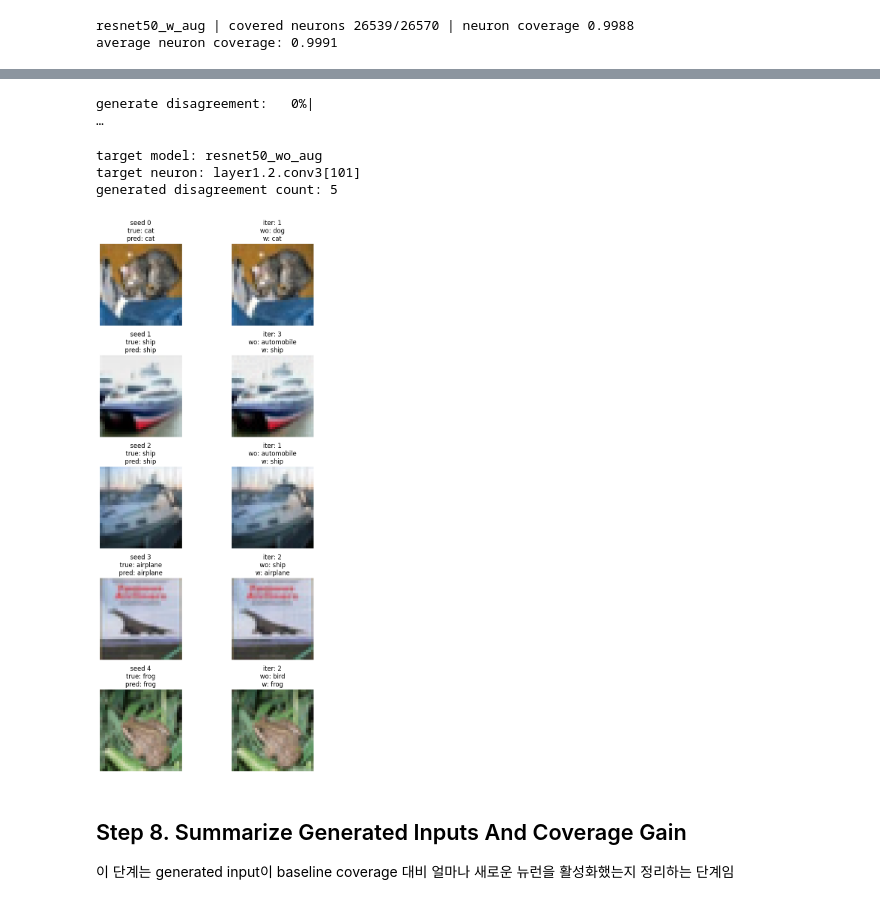
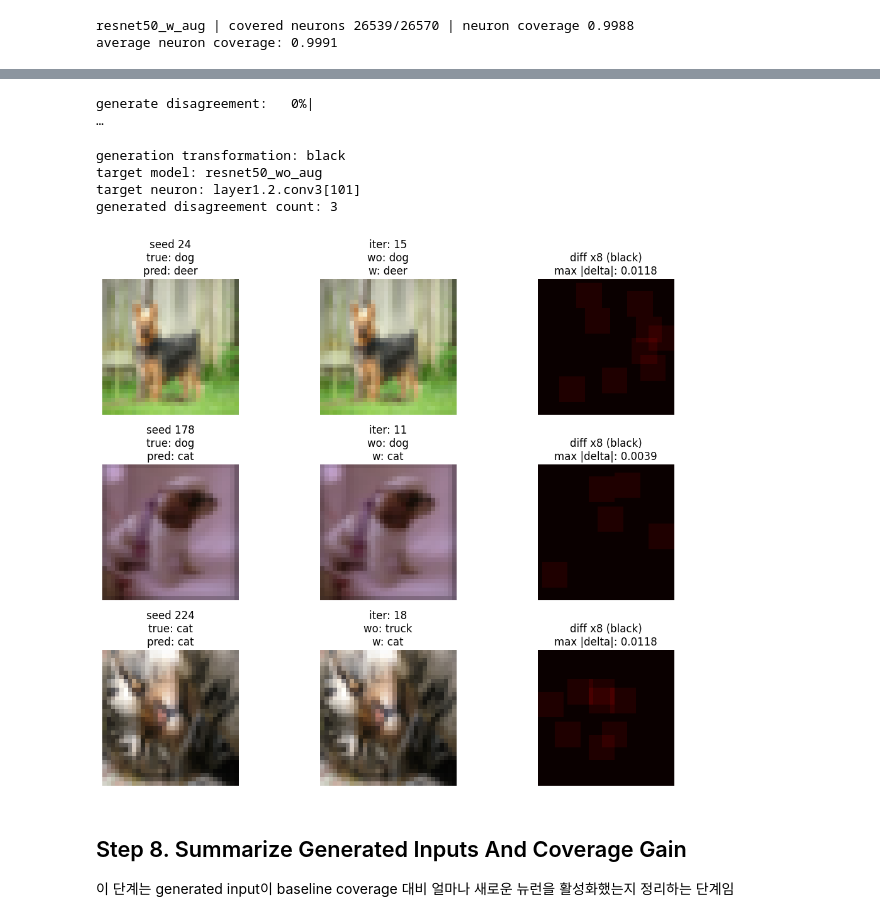
Before and after one commit to ANHANYOUNG/trustworthy-ai-assignment2, a Jupyter notebook: debug/debug_2.ipynb, the cells around one changed output, grey strips where cells are left out. Cells and saved outputs as stored; diff of their text form; code cells hidden in the pictures.

Commit message:
feat: add transformation type and delta vis

```diff
--- a/debug/debug_2.ipynb
+++ b/debug/debug_2.ipynb
@@ -751,4 +752,5 @@ average neuron coverage: 0.9991
 # %%
+generation_transformation = 'black'  # occl, light, black
 generation_target_model_index = 0
 generation_seed_limit = 200
 generation_iteration_count = 20
@@ -756,12 +758,47 @@ generation_step_size = 1 / 255
 generation_max_perturbation = 8 / 255
 generation_coverage_weight = 0.1
 generation_target_count = 5
+occlusion_start_point = (10, 10)
+occlusion_size = (8, 8)
+black_patch_size = (6, 6)
 
 
 def normalize_image_for_model(image_tensor):
     mean_tensor = image_tensor.new_tensor(cifar10_mean).view(3, 1, 1)
     std_tensor = image_tensor.new_tensor(cifar10_std).view(3, 1, 1)
     return (image_tensor - mean_tensor) / std_tensor
+
+
+def constraint_occl(gradient_tensor, start_point, rect_shape):
+    constrained_gradient_tensor = torch.zeros_like(gradient_tensor)
+    constrained_gradient_tensor[:, start_point[0]:start_point[0] + rect_shape[0], start_point[1]:start_point[1] + rect_shape[1]] = (
+        gradient_tensor[:, start_point[0]:start_point[0] + rect_shape[0], start_point[1]:start_point[1] + rect_shape[1]]
+    )
+    return constrained_gradient_tensor
+
+
+def constraint_light(gradient_tensor):
+    return gradient_tensor.mean() * torch.ones_like(gradient_tensor)
+
+
+def constraint_black(gradient_tensor, rect_shape):
+    start_row = random.randint(0, gradient_tensor.shape[1] - rect_shape[0])
+    start_col = random.randint(0, gradient_tensor.shape[2] - rect_shape[1])
+    constrained_gradient_tensor = torch.zeros_like(gradient_tensor)
+    patch_tensor = gradient_tensor[:, start_row:start_row + rect_shape[0], start_col:start_col + rect_shape[1]]
+    if patch_tensor.mean().item() < 0:
+        constrained_gradient_tensor[:, start_row:start_row + rect_shape[0], start_col:start_col + rect_shape[1]] = -torch.ones_like(patch_tensor)
+    return constrained_gradient_tensor
+
+
+def apply_generation_transformation(gradient_tensor, transformation_name):
+    if transformation_name == 'light':
+        return constraint_light(gradient_tensor)
+    if transformation_name == 'occl':
+        return constraint_occl(gradient_tensor, occlusion_start_point, occlusion_size)
+    if transformation_name == 'black':
+        return constraint_black(gradient_tensor, black_patch_size)
+    raise ValueError("generation_transformation must be one of: 'occl', 'light', 'black'")
 
 
 def find_uncovered_neuron(covered_neuron_dict):
@@ -802,6 +839,13 @@ def predict_label_index_list(trained_model_list, image_tensor):
         ]
 
 
+def build_difference_map(original_image_tensor, generated_image_tensor, amplification_factor=8.0):
+    difference_image_tensor = (generated_image_tensor - original_image_tensor).abs()
+    difference_map = difference_image_tensor.mean(dim=0)
+    amplified_difference_map = (difference_map * amplification_factor).clamp(0.0, 1.0)
+    return amplified_difference_map.numpy(), difference_image_tensor.max().item()
+
+
 def generate_disagreement_input(seed_image_tensor, trained_model_list, target_model_index, target_layer_name, target_neuron_index):
     if torch.cuda.is_available():
         original_image_tensor = seed_image_tensor.clone().cuda()
@@ -838,9 +882,13 @@ def generate_disagreement_input(seed_image_tensor, trained_model_list, target_mo
 
         gradient_tensor = generated_image_tensor.grad.detach()
         normalized_gradient_tensor = gradient_tensor / (gradient_tensor.abs().mean() + 1e-8)
+        transformed_gradient_tensor = apply_generation_transformation(
+            normalized_gradient_tensor,
+            generation_transformation,
+        )
 
         with torch.no_grad():
-            generated_image_tensor = generated_image_tensor + generation_step_size * normalized_gradient_tensor.sign()
+            generated_image_tensor = generated_image_tensor + generation_step_size * transformed_gradient_tensor.sign()
             lower_bound_tensor = (original_image_tensor - generation_max_perturbation).clamp(0.0, 1.0)
             upper_bound_tensor = (original_image_tensor + generation_max_perturbation).clamp(0.0, 1.0)
             generated_image_tensor = torch.max(torch.min(generated_image_tensor, upper_bound_tensor), lower_bound_tensor)
@@ -879,6 +927,7 @@ generation_progress_bar = tqdm(
     dynamic_ncols=True,
 )
 
+print(f'generation transformation: {generation_transformation}')
 print(f'target model: {target_model_name}')
 print(f'target neuron: {target_layer_name}[{target_neuron_index}]')
 
@@ -906,13 +955,19 @@ for disagreement_seed_index in generation_progress_bar:
 print(f'generated disagreement count: {len(generated_result_list)}')
 
 if len(generated_result_list) > 0:
-    figure, axis_grid = plt.subplots(len(generated_result_list), 2, figsize=(8, 3 * len(generated_result_list)))
+    figure, axis_grid = plt.subplots(len(generated_result_list), 3, figsize=(11, 3 * len(generated_result_list)))
     if len(generated_result_list) == 1:
         axis_grid = np.expand_dims(axis_grid, axis=0)
 
     for result_index, generation_result in enumerate(generated_result_list):
         original_axis = axis_grid[result_index, 0]
         generated_axis = axis_grid[result_index, 1]
+        difference_axis = axis_grid[result_index, 2]
+
+        difference_map, max_absolute_difference = build_difference_map(
+            generation_result['original_image_tensor'],
+            generation_result['generated_image_tensor'],
+        )
 
         original_axis.imshow(generation_result['original_image_tensor'].permute(1, 2, 0).numpy())
         original_axis.set_title(
@@ -930,38 +985,52 @@ if len(generated_result_list) > 0:
         )
         generated_axis.axis('off')
 
-        save_figure, save_axis_list = plt.subplots(1, 2, figsize=(6, 3))
+        difference_axis.imshow(difference_map, cmap='hot', vmin=0.0, vmax=1.0)
+        difference_axis.set_title(
+            f"diff x8 ({generation_transformation})\n"
+            f"max |delta|: {max_absolute_difference:.4f}"
+        )
+        difference_axis.axis('off')
+
+        save_figure, save_axis_list = plt.subplots(1, 3, figsize=(9, 3))
         save_axis_list[0].imshow(generation_result['original_image_tensor'].permute(1, 2, 0).numpy())
         save_axis_list[0].set_title(
             f"seed {generation_result['seed_index']}\n"
             f"true: {class_names[generation_result['true_label_index']]}\n"
             f"pred: {class_names[generation_result['original_prediction_index_list'][0]]}"
         )
         save_axis_list[0].axis('off')
         save_axis_list[1].imshow(generation_result['generated_image_tensor'].permute(1, 2, 0).numpy())
         save_axis_list[1].set_title(
             f"iter: {generation_result['iteration_index']}\n"
             f"wo: {class_names[generation_result['generated_prediction_index_list'][0]]}\n"
             f"w: {class_names[generation_result['generated_prediction_index_list'][1]]}"
         )
         save_axis_list[1].axis('off')
+        save_axis_list[2].imshow(difference_map, cmap='hot', vmin=0.0, vmax=1.0)
+        save_axis_list[2].set_title(
+            f"diff x8 ({generation_transformation})\n"
+            f"max |delta|: {max_absolute_difference:.4f}"
+        )
+        save_axis_list[2].axis('off')
         save_figure.tight_layout()
         save_figure.savefig(
-            Path('../results/generated_inputs' if Path.cwd().name == 'debug' else 'results/generated_inputs') / f"generated_{result_index:02d}.png",
+            Path('../results/generated_inputs' if Path.cwd().name == 'debug' else 'results/generated_inputs') / f"{generation_transformation}_{result_index:02d}.png",
             bbox_inches='tight',
         )
         plt.close(save_figure)
 
     plt.tight_layout()
     plt.show()
 else:
     print('generated disagreement example not found')
 # %% [output]
 generate disagreement:   0%|                                                                                  …
+generation transformation: black
 target model: resnet50_wo_aug
 target neuron: layer1.2.conv3[101]
-generated disagreement count: 5
+generated disagreement count: 3
-[figure, old version]
+[figure, new version]
 # %% [markdown]
 ## Step 8. Summarize Generated Inputs And Coverage Gain
 
```
Also changed, not shown: parts of 2 cells of this notebook.
